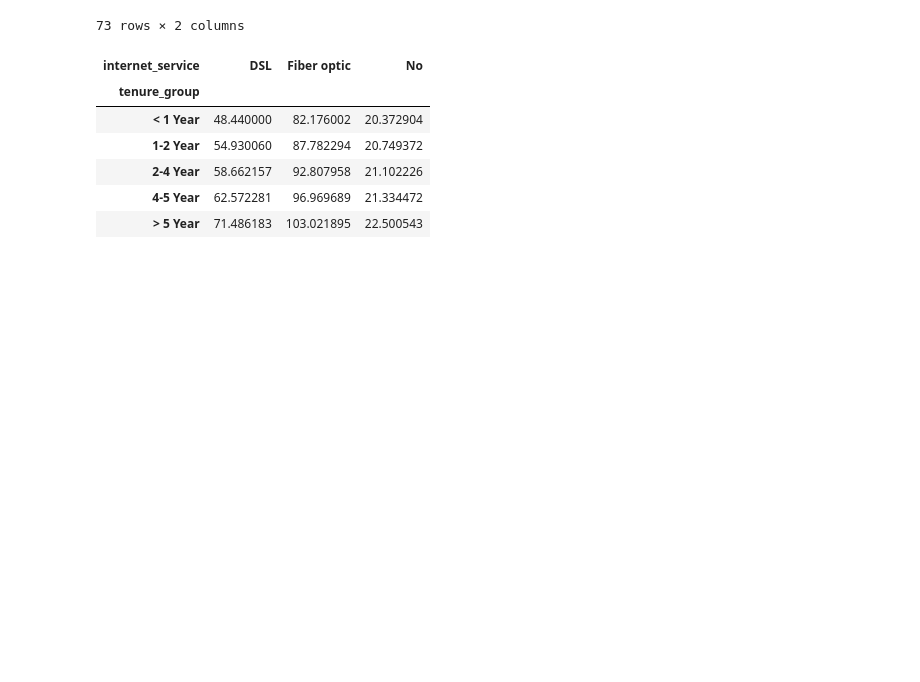
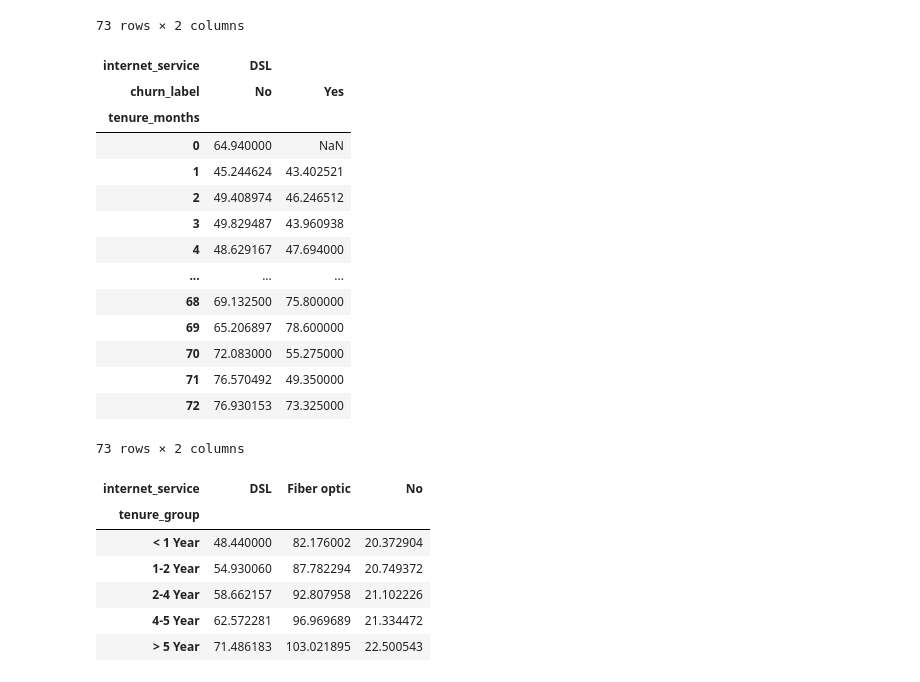
Before and after one commit to cyholder/capstone_angga, a Jupyter notebook: Customer_Churn_Analysis.ipynb, the cells around one changed output. Saved outputs shown, nothing was run; the diff lists cells and outputs as text; code cells hidden in the pictures; blank space fills up the shorter version.

```diff
--- a/Customer_Churn_Analysis.ipynb
+++ b/Customer_Churn_Analysis.ipynb
@@ -500,6 +500,32 @@ b
 | 71 | 76.131452 | 102.729104 |
 | 72 | 76.875940 | 107.155521 |
 73 rows × 2 columns
+# %%
+c = pd.crosstab(data['tenure_months'], [data['phone_service'], data['churn_label']], values=data['monthly_charges'], aggfunc='mean', normalize=False).loc[:,['Single Line']]
+
+c = pd.crosstab(data['tenure_months'], [data['phone_service'], data['churn_label']], values=data['monthly_charges'], aggfunc='mean', normalize=False).loc[:,['Multiple Lines']]
+
+d = pd.crosstab(data['tenure_months'], [data['internet_service'], data['churn_label']], values=data['monthly_charges'], aggfunc='mean', normalize=False).loc[:,['DSL']]
+
+c = pd.crosstab(data['tenure_months'], [data['internet_service'], data['churn_label']], values=data['monthly_charges'], aggfunc='mean', normalize=False).loc[:,['Fiber optic']]
+
+d
+# %% [output]
+| internet_service | DSL |  |
+| churn_label | No | Yes |
+| tenure_months |  |  |
+| 0 | 64.940000 | NaN |
+| 1 | 45.244624 | 43.402521 |
+| 2 | 49.408974 | 46.246512 |
+| 3 | 49.829487 | 43.960938 |
+| 4 | 48.629167 | 47.694000 |
+| ... | ... | ... |
+| 68 | 69.132500 | 75.800000 |
+| 69 | 65.206897 | 78.600000 |
+| 70 | 72.083000 | 55.275000 |
+| 71 | 76.570492 | 49.350000 |
+| 72 | 76.930153 | 73.325000 |
+73 rows × 2 columns
 # %%
 p = (pd.crosstab(data['tenure_group'], [data['internet_service']], values=data['monthly_charges'], aggfunc='mean', normalize=False))
 
```
Also changed, not shown: parts of 2 cells of this notebook, 3 other files.
